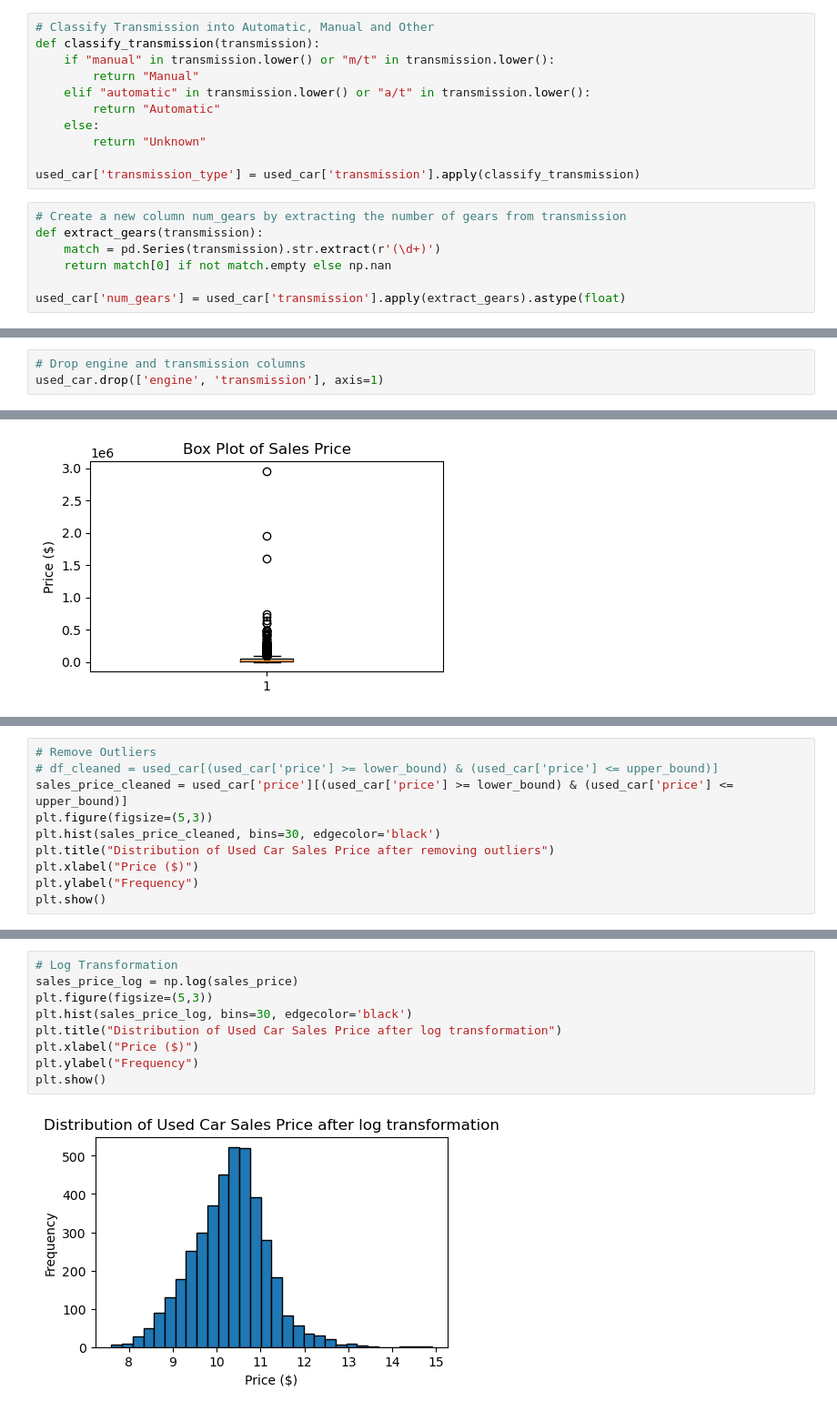
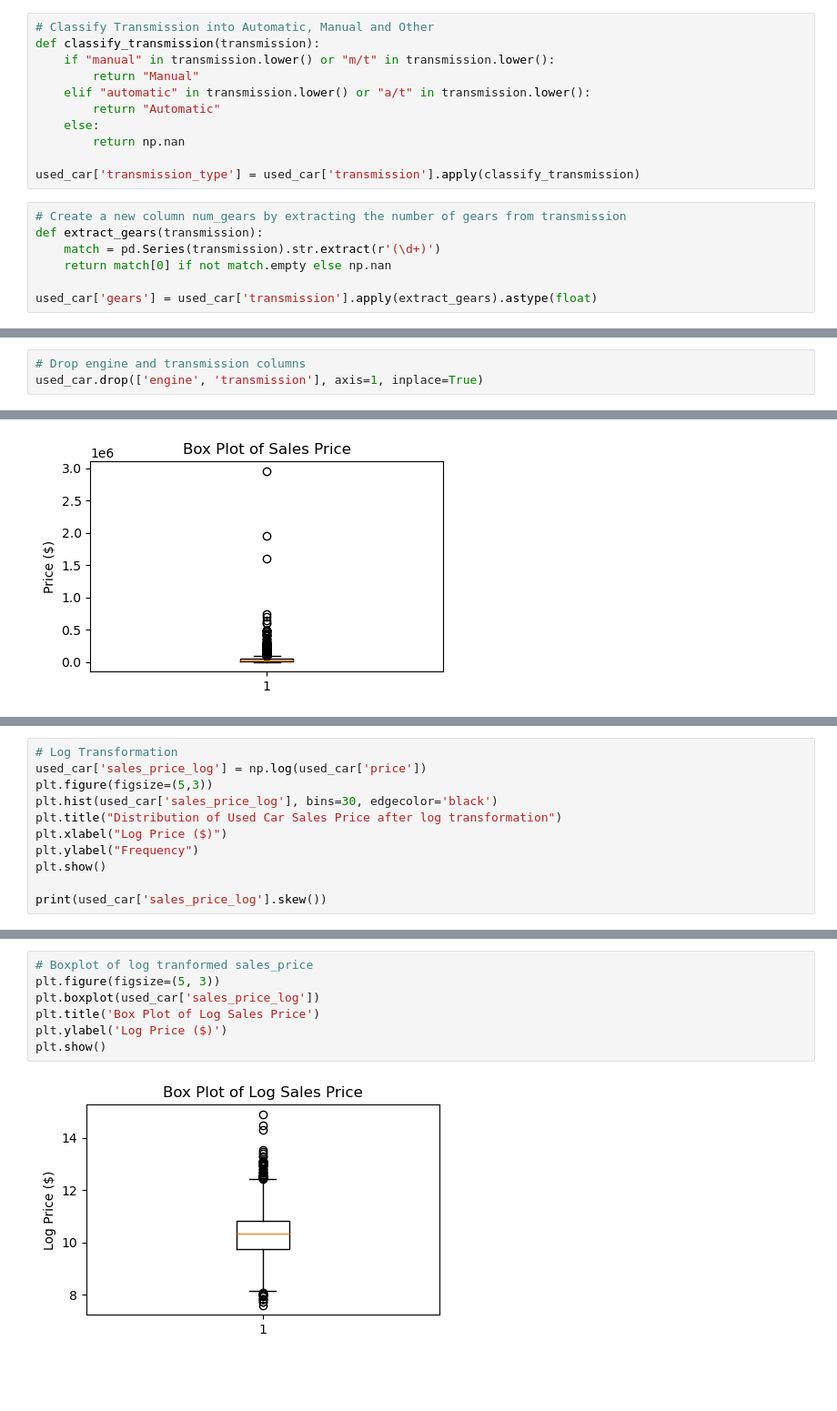
Before and after one commit to lshiyu4210/used_car_price_prediction, a Jupyter notebook: midterm.ipynb, the cells around one changed output, grey strips where cells are left out. Shown at 91% size. Drawn from its saved outputs; the diff is of its cells as text; blank space fills up the shorter version.

```diff
--- a/midterm.ipynb
+++ b/midterm.ipynb
@@ -90,7 +90,7 @@ def classify_transmission(transmission):
     elif "automatic" in transmission.lower() or "a/t" in transmission.lower():
         return "Automatic"
     else:
-        return "Unknown"
+        return np.nan
 
 used_car['transmission_type'] = used_car['transmission'].apply(classify_transmission)
 # %%
@@ -99,5 +99,5 @@ def extract_gears(transmission):
     match = pd.Series(transmission).str.extract(r'(\d+)')
     return match[0] if not match.empty else np.nan
 
-used_car['num_gears'] = used_car['transmission'].apply(extract_gears).astype(float)
+used_car['gears'] = used_car['transmission'].apply(extract_gears).astype(float)
 # %%
@@ -121,4 +121,4 @@ display(unique_transmissions)
 62 rows × 3 columns
 # %%
 # Drop engine and transmission columns
-used_car.drop(['engine', 'transmission'], axis=1)
+used_car.drop(['engine', 'transmission'], axis=1, inplace=True)
@@ -236,11 +232,12 @@ print(outliers)
 # %%
-# Remove Outliers
-# df_cleaned = used_car[(used_car['price'] >= lower_bound) & (used_car['price'] <= upper_bound)]
-sales_price_cleaned = used_car['price'][(used_car['price'] >= lower_bound) & (used_car['price'] <= upper_bound)]
+# Log Transformation
+used_car['sales_price_log'] = np.log(used_car['price'])
 plt.figure(figsize=(5,3))
-plt.hist(sales_price_cleaned, bins=30, edgecolor='black')
-plt.title("Distribution of Used Car Sales Price after removing outliers")
-plt.xlabel("Price ($)")
+plt.hist(used_car['sales_price_log'], bins=30, edgecolor='black')
+plt.title("Distribution of Used Car Sales Price after log transformation")
+plt.xlabel("Log Price ($)")
 plt.ylabel("Frequency")
 plt.show()
+
+print(used_car['sales_price_log'].skew())
 # %% [output]
@@ -248,11 +258,9 @@ plt.show()
 # %%
-# Log Transformation
-sales_price_log = np.log(sales_price)
-plt.figure(figsize=(5,3))
-plt.hist(sales_price_log, bins=30, edgecolor='black')
-plt.title("Distribution of Used Car Sales Price after log transformation")
-plt.xlabel("Price ($)")
-plt.ylabel("Frequency")
+# Boxplot of log tranformed sales_price
+plt.figure(figsize=(5, 3))
+plt.boxplot(used_car['sales_price_log'])
+plt.title('Box Plot of Log Sales Price')
+plt.ylabel('Log Price ($)')
 plt.show()
 # %% [output]
-[figure, old version]
+[figure, new version]
```
Also changed, not shown: parts of 22 cells of this notebook, 1 other file.
